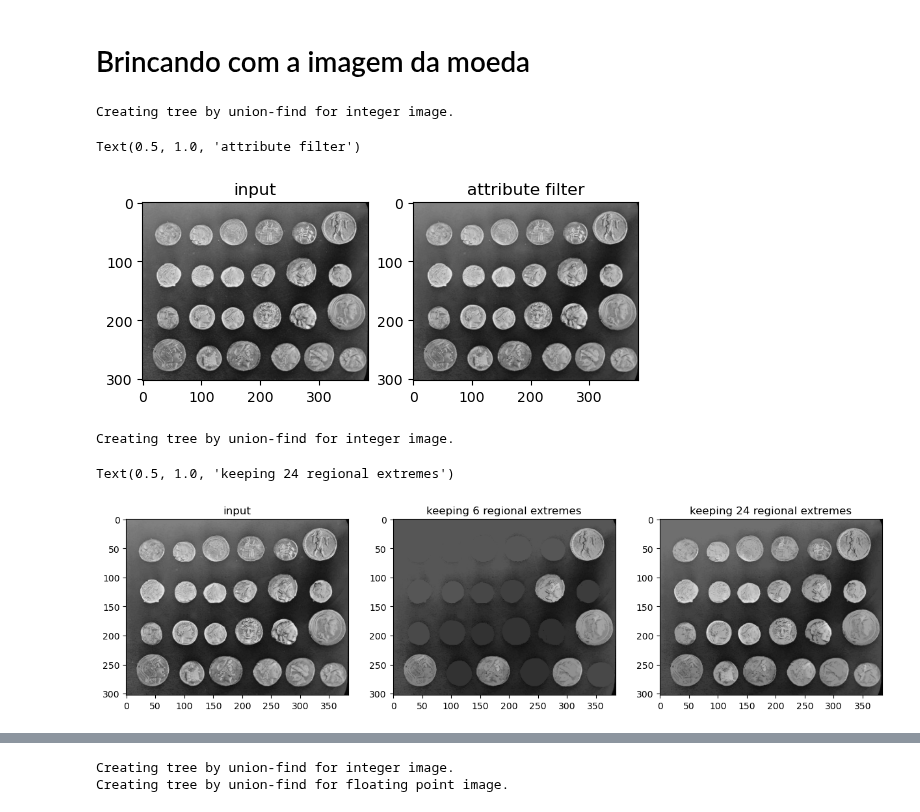
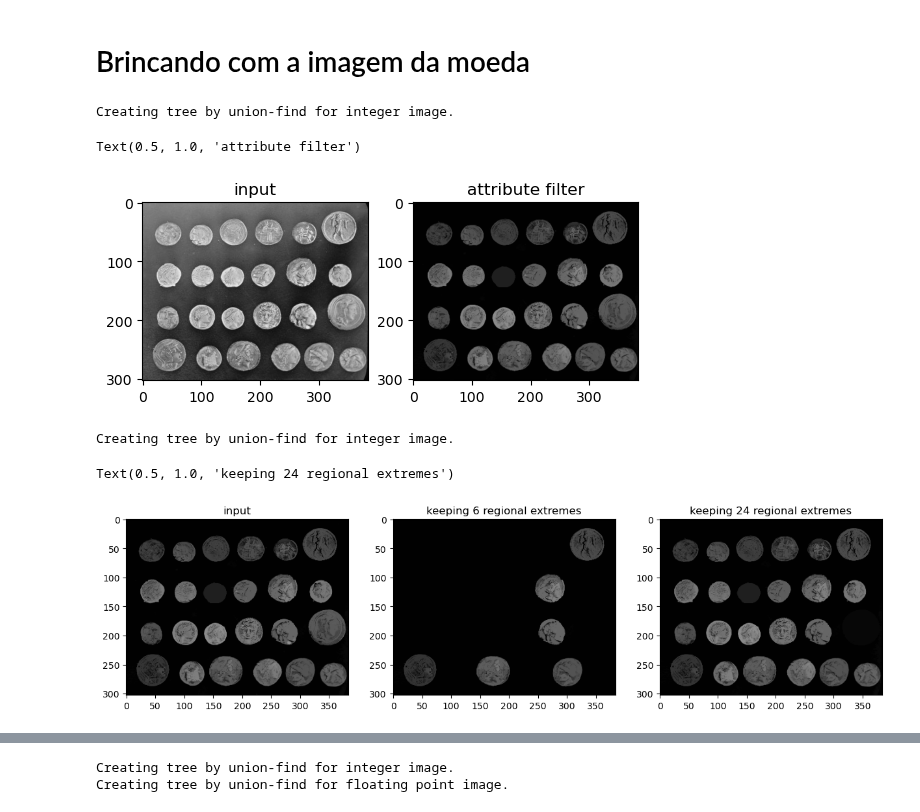
Before and after one commit to wonderalexandre/mmcfilters, a Jupyter notebook: notebooks/SimpleExamples.ipynb, the cells around one changed output, grey strips where cells are left out. Drawn from its saved outputs; the diff is of its cells as text; code cells hidden in the pictures.

```diff
--- a/notebooks/SimpleExamples.ipynb
+++ b/notebooks/SimpleExamples.ipynb
@@ -448,8 +446,11 @@ tree = mmcfilters.MorphologicalTree(imgInput, num_rows, num_cols, isMaxtree)
 attrValue = mmcfilters.Attribute.computeSingleAttribute(tree, Type.GRAY_HEIGHT)
 threshold = 10
 
+eccentricity = mmcfilters.Attribute.computeSingleAttribute(tree, Type.ECCENTRICITY)
+circularity = np.maximum(0.1, 1 - np.abs(1 - eccentricity))
+
 attFilter = mmcfilters.AttributeFilters(tree)
-imgFiltered = attFilter.filteringSubtractiveRule(attrValue > threshold)
+imgFiltered = attFilter.filteringSubtractiveRule((attrValue > threshold) & (circularity > 0.13))
 
 plt.subplot(1,2, 1)
 plt.imshow(imgInput, cmap='gray', vmax=255, vmin=0)
@@ -461,36 +462,36 @@ plt.title('attribute filter')
 # %% [output]
 Creating tree by union-find for integer image.
 Text(0.5, 1.0, 'attribute filter')
-[figure, old version]
+[figure, new version]
 # %%
 imgInput = imgFiltered.reshape(num_rows, num_cols)
 
 isMaxtree = True
 tree = mmcfilters.MorphologicalTree(imgInput, num_rows, num_cols, isMaxtree)
 attrValue = mmcfilters.Attribute.computeSingleAttribute(tree, Type.AREA)
 extinctionValues = mmcfilters.ExtinctionValues(tree, attrValue)
 
 numLeafToKeep = 6 #mantem numLeafToKeep folhas com maiores valores de extinção
 imgFiltered6 = extinctionValues.filtering(numLeafToKeep)
 
-numLeafToKeep = 24 #mantem numLeafToKeep folhas com maiores valores de extinção
+numLeafToKeep = 30 #mantem numLeafToKeep folhas com maiores valores de extinção
 imgFiltered24 = extinctionValues.filtering(numLeafToKeep)
 
 plt.figure(figsize=(15, 5))
 plt.subplot(1,3, 1)
 plt.imshow(imgInput, cmap='gray', vmax=255, vmin=0)
 plt.title('input')
 
 plt.subplot(1,3, 2)
 plt.imshow(imgFiltered6.reshape(num_rows, num_cols), cmap='gray', vmax=255, vmin=0)
 plt.title('keeping 6 regional extremes')
 
 plt.subplot(1,3,3)
 plt.imshow(imgFiltered24.reshape(num_rows, num_cols), cmap='gray', vmax=255, vmin=0)
 plt.title('keeping 24 regional extremes')
 # %% [output]
 Creating tree by union-find for integer image.
 Text(0.5, 1.0, 'keeping 24 regional extremes')
-[figure, old version]
+[figure, new version]
 # %%
 attrValue = mmcfilters.Attribute.computeSingleAttribute(tree, Type.AREA)
```
Also changed, not shown: parts of 2 cells of this notebook, 10 other files.
